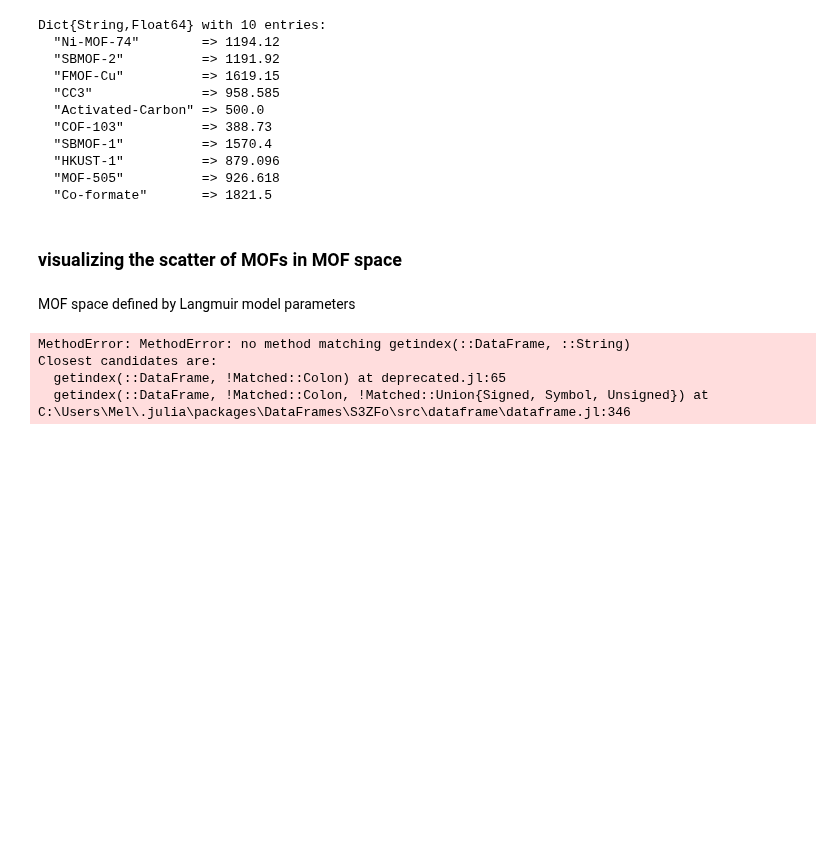
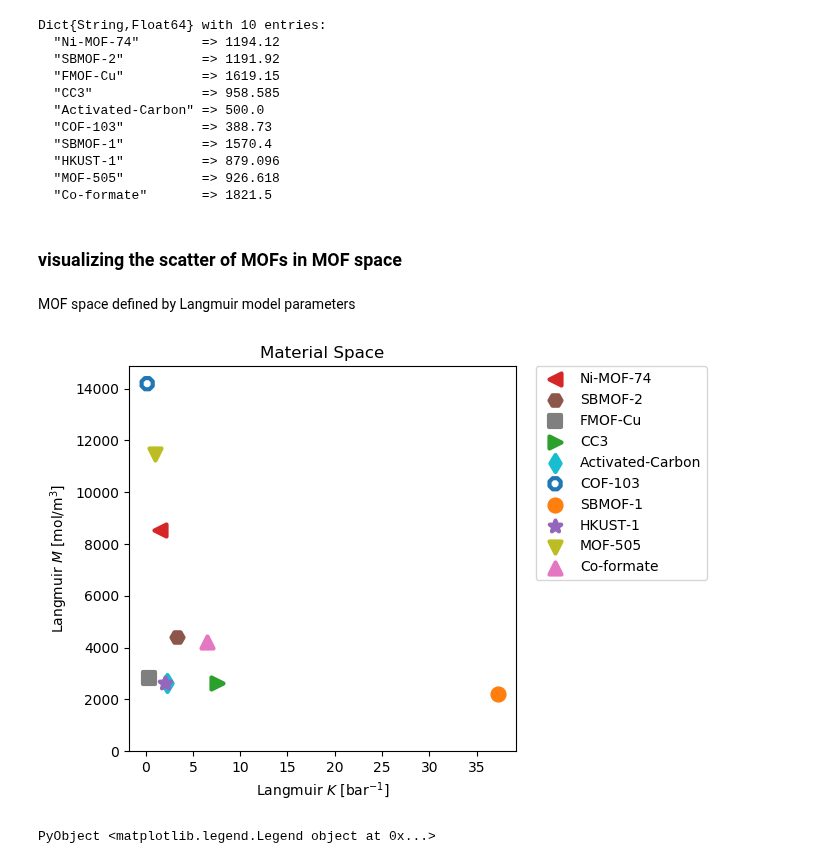
Before and after one commit to SimonEnsemble/PropellantStorage, a Jupyter notebook: Melanie analytical results.ipynb, the cells around one changed output. Saved outputs shown, nothing was run; the diff lists cells and outputs as text; code cells hidden in the pictures; blank space fills up the shorter version.

```diff
--- a/Melanie analytical results.ipynb
+++ b/Melanie analytical results.ipynb
@@ -414,19 +414,17 @@ MOF space defined by Langmuir model parameters
 # %%
 figure(figsize=(5,5))
 title("Material Space")
-for mof_name in keys(mof_to_optimum_results)
-    scatter(df_xtal[mof_name]["K_inv_bar"], df_xtal[mof_name]["M_mol_m3"],
-        label=mof_name, marker=mof_to_marker[mof_name], s=75, clip_on=false,
-        color=mof_name == "COF-103" ? "none" : mof_to_color[mof_name],
-        edgecolor=mof_to_color[mof_name], lw=3)
+for xtal in keys(mof_to_optimum_results)
+    scatter(mof_to_K[xtal], mof_to_M[xtal],
+        label=xtal, marker=mof_to_marker[xtal], s=75, clip_on=false,
+        color=xtal == "COF-103" ? "none" : mof_to_color[xtal],
+        edgecolor=mof_to_color[xtal], lw=3)
 end
 xlabel(L"Langmuir $K$ [bar$^{-1}$]")
 ylabel(L"Langmuir $M$ [mol/m$^3$]")
 ylim(ymin=0.0)
 # xlim(xmin=0.0)
 legend(bbox_to_anchor=(1.05, 1), loc="upper left", borderaxespad=0)
 # %% [output]
+[figure, added]
-MethodError: MethodError: no method matching getindex(::DataFrame, ::String)
-Closest candidates are:
-  getindex(::DataFrame, !Matched::Colon) at deprecated.jl:65
-  getindex(::DataFrame, !Matched::Colon, !Matched::Union{Signed, Symbol, Unsigned}) at C:\Users\Mel\.julia\packages\DataFrames\S3ZFo\src\dataframe\dataframe.jl:346
+PyObject <matplotlib.legend.Legend object at 0x...>
```
Also changed, not shown: parts of 10 cells of this notebook.
